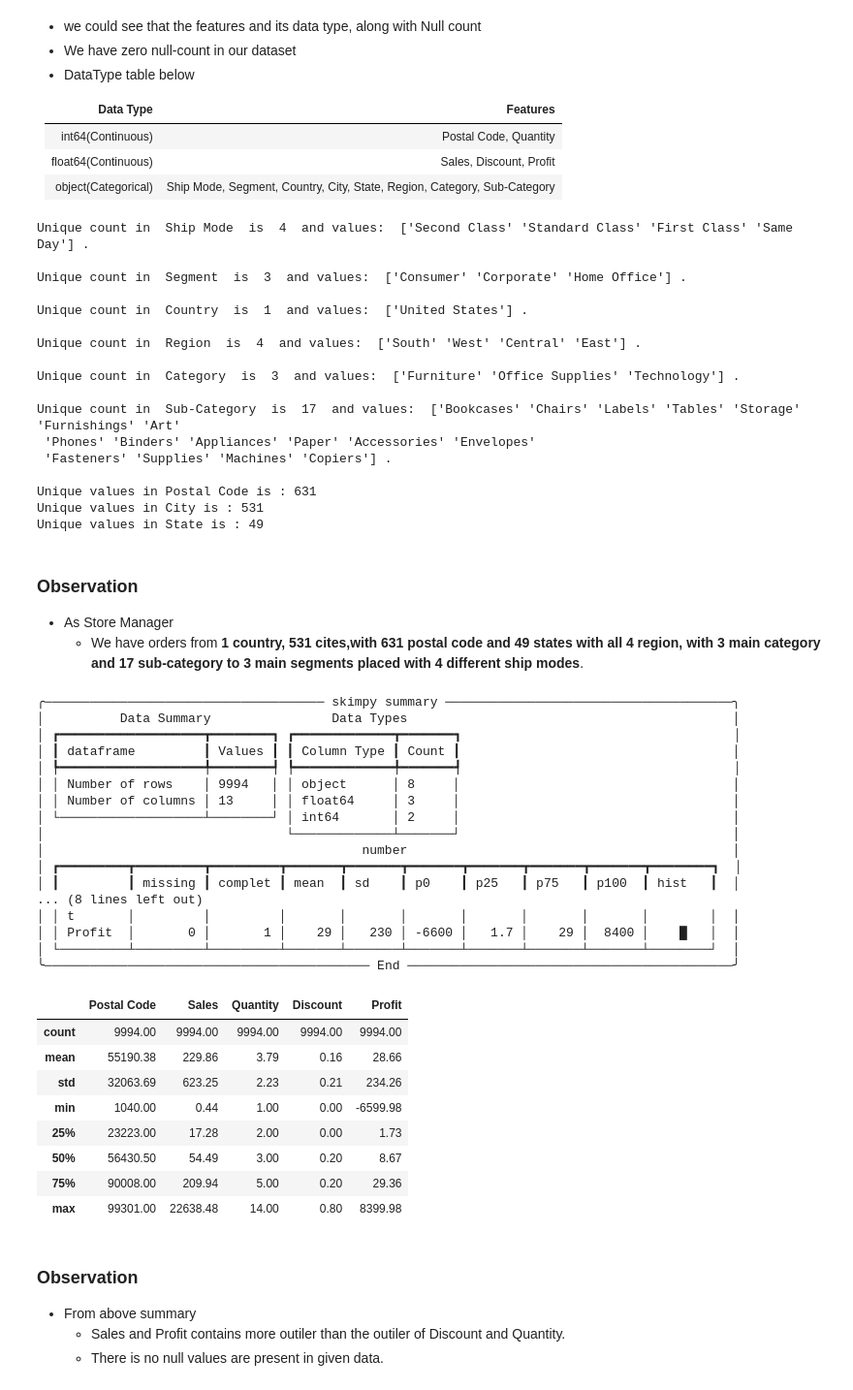
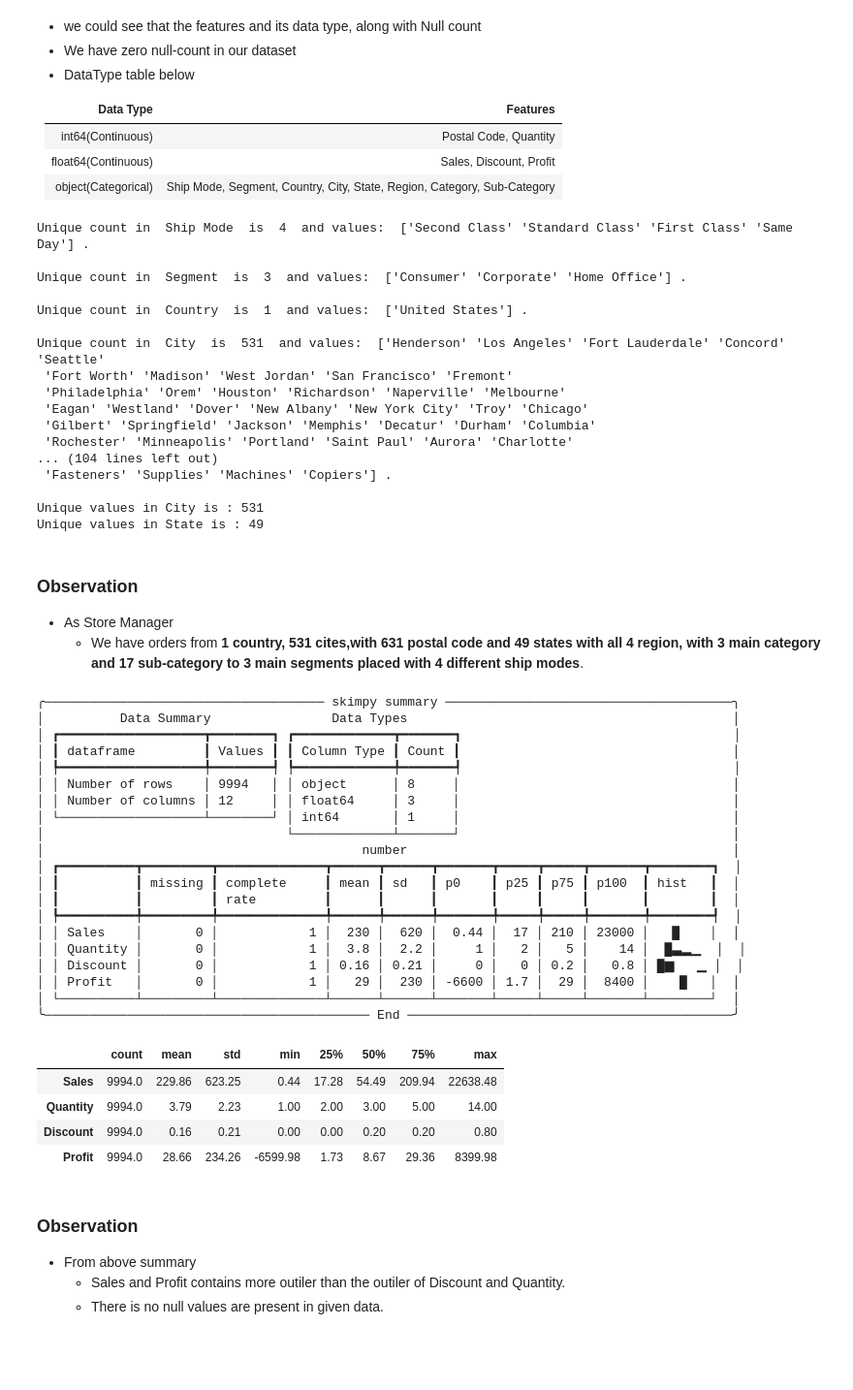
Before and after one commit to ukantjadia/TSF-GRIP-Tasks, a Jupyter notebook: Task-03/EDA_SampleSuperStore.ipynb, the cells around one changed output. Shown at 97% size. Drawn from its saved outputs; the diff is of its cells as text; code cells hidden in the pictures; blank space fills up the shorter version.

```diff
--- a/Task-03/EDA_SampleSuperStore.ipynb
+++ b/Task-03/EDA_SampleSuperStore.ipynb
@@ -57,13 +65,12 @@ memory usage: 1015.1+ KB
 ## Data Cleaning/ Wrangling
 
 ## 1. Unique values in features with object datatype
-obj_name = ['Ship Mode','Segment','Country','Region','Category','Sub-Category']
-num_name = ['Quantity','Sales','Discount','Profit']
+obj_cols = df.select_dtypes(include=['object']).columns
+num_cols = df.select_dtypes(include=np.number).columns.tolist()
 
-unique_values = lambda  :[ print("Unique count in ",obj_name[i]," is ",len(df[obj_name[i]].unique())," and values: ",df[obj_name[i]].unique(),". \n") for i in range(len(obj_name))]
+unique_values = lambda  :[ print("Unique count in ",obj_cols[i]," is ",len(df[obj_cols[i]].unique())," and values: ",df[obj_cols[i]].unique(),". \n") for i in range(len(obj_cols))]
 
 unique_values()
-print("Unique values in Postal Code is :" , len(df['Postal Code'].unique()))
 print("Unique values in City is :" , len(df['City'].unique()))
 print("Unique values in State is :" , len(df['State'].unique()))
 # %% [output]
@@ -73,15 +80,15 @@ Unique count in  Segment  is  3  and values:  ['Consumer' 'Corporate' 'Home Offi
 
 Unique count in  Country  is  1  and values:  ['United States'] .
 
-Unique count in  Region  is  4  and values:  ['South' 'West' 'Central' 'East'] .
-
-Unique count in  Category  is  3  and values:  ['Furniture' 'Office Supplies' 'Technology'] .
-
-Unique count in  Sub-Category  is  17  and values:  ['Bookcases' 'Chairs' 'Labels' 'Tables' 'Storage' 'Furnishings' 'Art'
- 'Phones' 'Binders' 'Appliances' 'Paper' 'Accessories' 'Envelopes'
+Unique count in  City  is  531  and values:  ['Henderson' 'Los Angeles' 'Fort Lauderdale' 'Concord' 'Seattle'
+ 'Fort Worth' 'Madison' 'West Jordan' 'San Francisco' 'Fremont'
+ 'Philadelphia' 'Orem' 'Houston' 'Richardson' 'Naperville' 'Melbourne'
+ 'Eagan' 'Westland' 'Dover' 'New Albany' 'New York City' 'Troy' 'Chicago'
+ 'Gilbert' 'Springfield' 'Jackson' 'Memphis' 'Decatur' 'Durham' 'Columbia'
+ 'Rochester' 'Minneapolis' 'Portland' 'Saint Paul' 'Aurora' 'Charlotte'
+... (104 lines left out)
  'Fasteners' 'Supplies' 'Machines' 'Copiers'] .
 
-Unique values in Postal Code is : 631
 Unique values in City is : 531
 Unique values in State is : 49
 # %% [markdown]
@@ -91,37 +98,36 @@ Unique values in State is : 49
 # %%
 ## Summary of Statics
 
 ## Using skimpy for quick view of summary
 skim(df)
 
-df.describe().round(2)
+df.describe().round(2).T
 # %% [output]
 ╭───────────────────────────────────── skimpy summary ──────────────────────────────────────╮
 │          Data Summary                Data Types                                           │
 │ ┏━━━━━━━━━━━━━━━━━━━┳━━━━━━━━┓ ┏━━━━━━━━━━━━━┳━━━━━━━┓                                    │
 │ ┃ dataframe         ┃ Values ┃ ┃ Column Type ┃ Count ┃                                    │
 │ ┡━━━━━━━━━━━━━━━━━━━╇━━━━━━━━┩ ┡━━━━━━━━━━━━━╇━━━━━━━┩                                    │
 │ │ Number of rows    │ 9994   │ │ object      │ 8     │                                    │
-│ │ Number of columns │ 13     │ │ float64     │ 3     │                                    │
-│ └───────────────────┴────────┘ │ int64       │ 2     │                                    │
+│ │ Number of columns │ 12     │ │ float64     │ 3     │                                    │
+│ └───────────────────┴────────┘ │ int64       │ 1     │                                    │
 │                                └─────────────┴───────┘                                    │
 │                                          number                                           │
-│ ┏━━━━━━━━━┳━━━━━━━━━┳━━━━━━━━━┳━━━━━━━┳━━━━━━━┳━━━━━━━┳━━━━━━━┳━━━━━━━┳━━━━━━━┳━━━━━━━━┓  │
-│ ┃         ┃ missing ┃ complet ┃ mean  ┃ sd    ┃ p0    ┃ p25   ┃ p75   ┃ p100  ┃ hist   ┃  │
-... (8 lines left out)
-│ │ t       │         │         │       │       │       │       │       │       │        │  │
-│ │ Profit  │       0 │       1 │    29 │   230 │ -6600 │   1.7 │    29 │  8400 │    █   │  │
-│ └─────────┴─────────┴─────────┴───────┴───────┴───────┴───────┴───────┴───────┴────────┘  │
+│ ┏━━━━━━━━━━┳━━━━━━━━━┳━━━━━━━━━━━━━━┳━━━━━━┳━━━━━━┳━━━━━━━┳━━━━━┳━━━━━┳━━━━━━━┳━━━━━━━━┓  │
+│ ┃          ┃ missing ┃ complete     ┃ mean ┃ sd   ┃ p0    ┃ p25 ┃ p75 ┃ p100  ┃ hist   ┃  │
+│ ┃          ┃         ┃ rate         ┃      ┃      ┃       ┃     ┃     ┃       ┃        ┃  │
+│ ┡━━━━━━━━━━╇━━━━━━━━━╇━━━━━━━━━━━━━━╇━━━━━━╇━━━━━━╇━━━━━━━╇━━━━━╇━━━━━╇━━━━━━━╇━━━━━━━━┩  │
+│ │ Sales    │       0 │            1 │  230 │  620 │  0.44 │  17 │ 210 │ 23000 │   █    │  │
+│ │ Quantity │       0 │            1 │  3.8 │  2.2 │     1 │   2 │   5 │    14 │  █▃▂▁  │  │
+│ │ Discount │       0 │            1 │ 0.16 │ 0.21 │     0 │   0 │ 0.2 │   0.8 │ █▆   ▁ │  │
+│ │ Profit   │       0 │            1 │   29 │  230 │ -6600 │ 1.7 │  29 │  8400 │    █   │  │
+│ └──────────┴─────────┴──────────────┴──────┴──────┴───────┴─────┴─────┴───────┴────────┘  │
 ╰─────────────────────────────────────────── End ───────────────────────────────────────────╯
-|  | Postal Code | Sales | Quantity | Discount | Profit |
-| count | 9994.00 | 9994.00 | 9994.00 | 9994.00 | 9994.00 |
-| mean | 55190.38 | 229.86 | 3.79 | 0.16 | 28.66 |
-| std | 32063.69 | 623.25 | 2.23 | 0.21 | 234.26 |
-| min | 1040.00 | 0.44 | 1.00 | 0.00 | -6599.98 |
-| 25% | 23223.00 | 17.28 | 2.00 | 0.00 | 1.73 |
-| 50% | 56430.50 | 54.49 | 3.00 | 0.20 | 8.67 |
-| 75% | 90008.00 | 209.94 | 5.00 | 0.20 | 29.36 |
-| max | 99301.00 | 22638.48 | 14.00 | 0.80 | 8399.98 |
+|  | count | mean | std | min | 25% | 50% | 75% | max |
+| Sales | 9994.0 | 229.86 | 623.25 | 0.44 | 17.28 | 54.49 | 209.94 | 22638.48 |
+| Quantity | 9994.0 | 3.79 | 2.23 | 1.00 | 2.00 | 3.00 | 5.00 | 14.00 |
+| Discount | 9994.0 | 0.16 | 0.21 | 0.00 | 0.00 | 0.20 | 0.20 | 0.80 |
+| Profit | 9994.0 | 28.66 | 234.26 | -6599.98 | 1.73 | 8.67 | 29.36 | 8399.98 |
 # %% [markdown]
 ### Observation
 - From above summary
```
Also changed, not shown: parts of 11 cells of this notebook.
